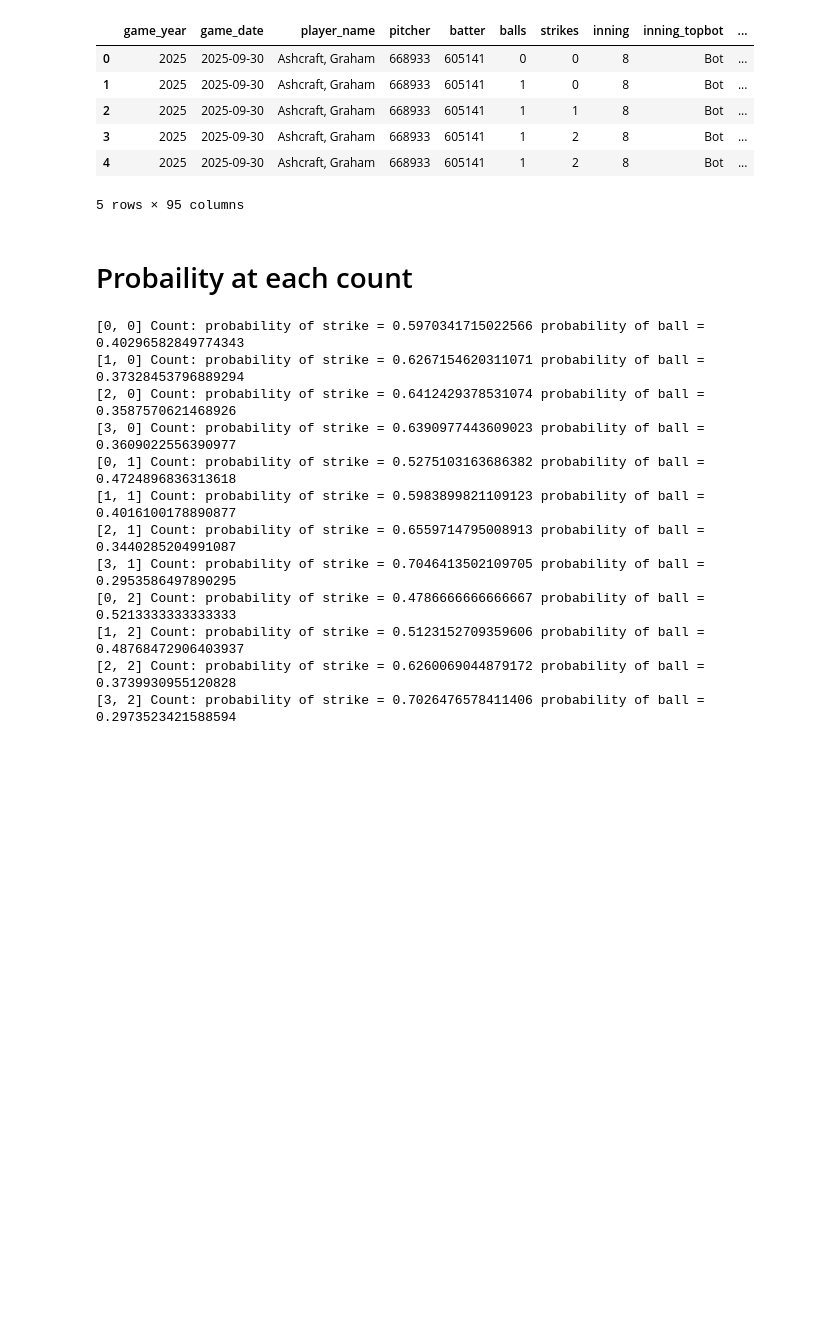
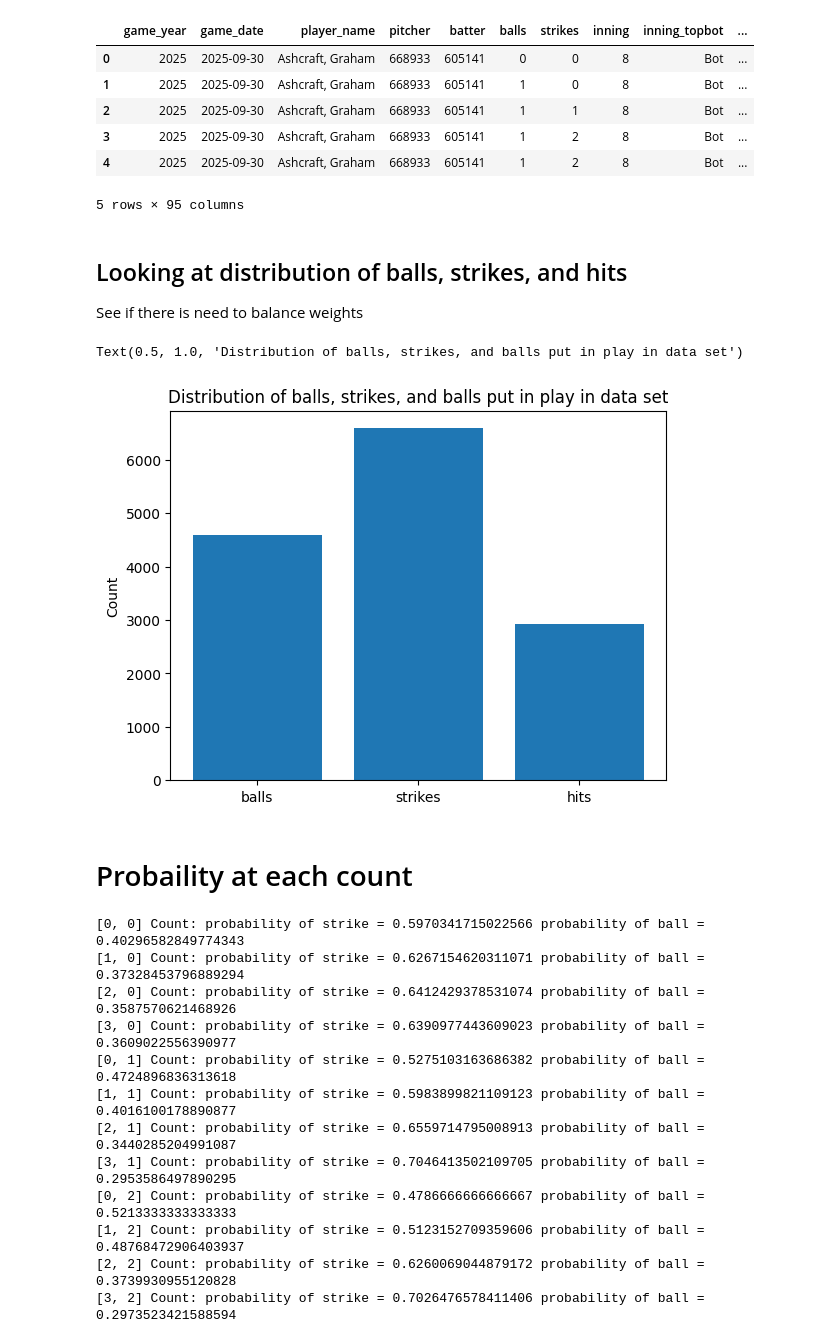
Before and after one commit to Jack-br505/MLB-Balls-Strikes-Predictor, a Jupyter notebook: Data_Exploration.ipynb, the cells around one changed output. Drawn from its saved outputs; the diff is of its cells as text; code cells hidden in the pictures; blank space fills up the shorter version.

Commit message:
Explored data set more and saved processed data as csvs, and did some feature engineering

```diff
--- a/Data_Exploration.ipynb
+++ b/Data_Exploration.ipynb
@@ -26,6 +26,21 @@ for i in range(df.shape[0]):
         pitch_outcome_num.append(0)
     else:
         pitch_outcome_num.append(2)
+
+df['outcome'] = pitch_outcome_num
+# %% [markdown]
+## Looking at distribution of balls, strikes, and hits
+See if there is need to balance weights
+# %%
+counts = [len(df[df['outcome'] == 0]), len(df[df['outcome'] == 1]), len(df[df['outcome'] == 2])]
+names = ['balls', 'strikes', 'hits']
+
+plt.bar(names, counts)
+plt.ylabel("Count")
+plt.title("Distribution of balls, strikes, and balls put in play in data set")
+# %% [output]
+Text(0.5, 1.0, 'Distribution of balls, strikes, and balls put in play in data set')
+[figure, added]
 # %% [markdown]
 # Probaility at each count
 # %%
```
Also changed, not shown: parts of 2 cells of this notebook, 8 other files.
